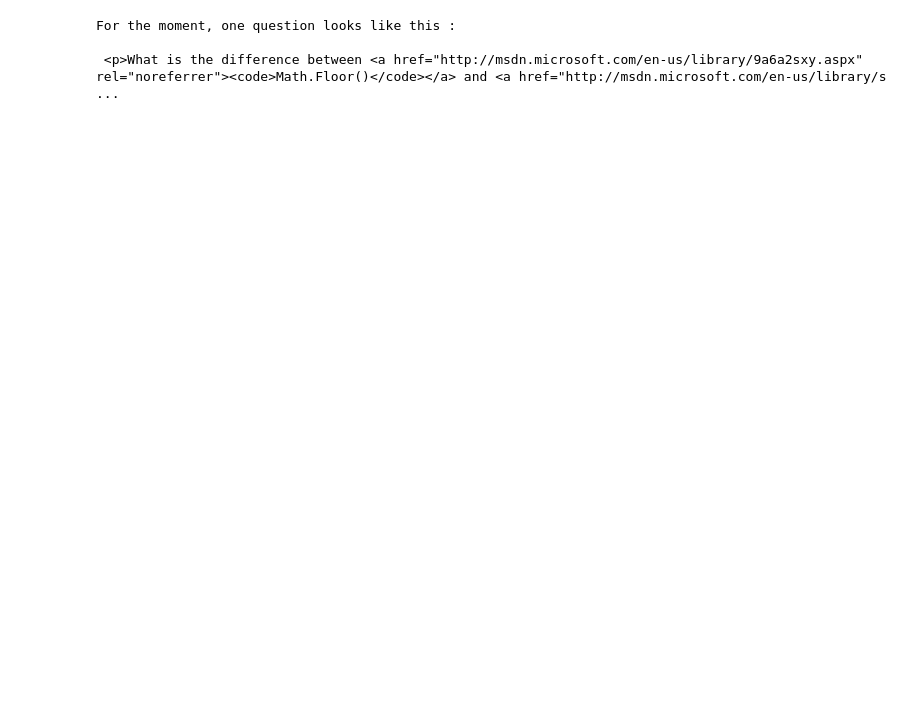
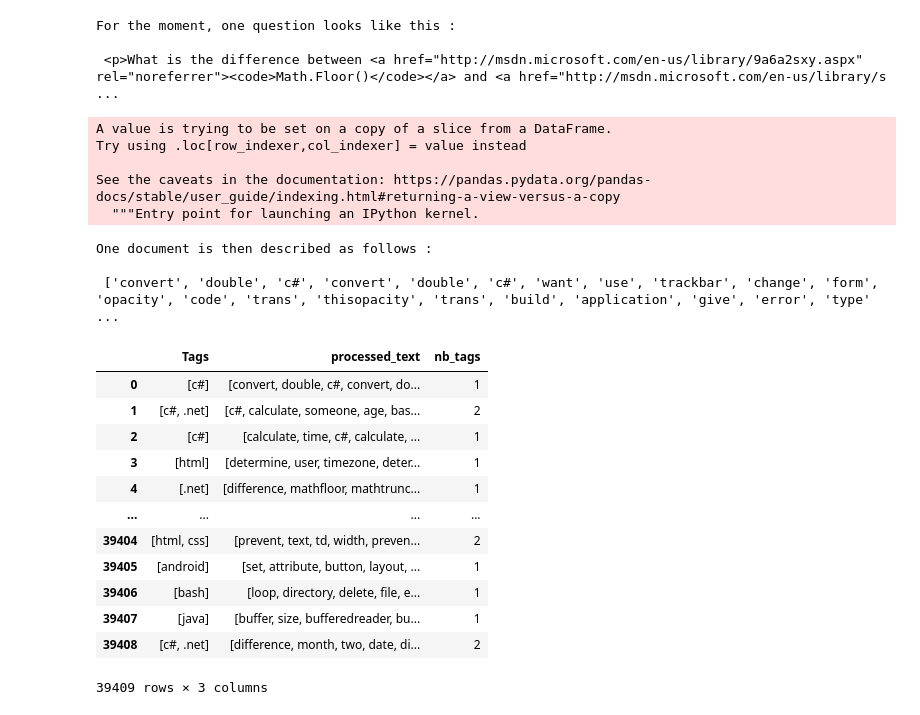
Before and after one commit to Jeremynadal33/categorize_question_API, a Jupyter notebook: cleaning.ipynb, the cells around one changed output. Drawn from its saved outputs; the diff is of its cells as text; code cells hidden in the pictures; blank space fills up the shorter version.

```diff
--- a/cleaning.ipynb
+++ b/cleaning.ipynb
@@ -222,11 +194,14 @@ def handle_body(text,
                 stop_words = stopwords.words("english"),
                 lemmatizer = WordNetLemmatizer()  ):
 
-    POS_to_rm = ['RB','RBR','RBS','JJ','JJR','JJS'] #Removing adverbs and adjectives
+    POS_to_rm = ['RB','RBR','RBS','JJ','JJR','JJS','CD'] #Removing adverbs and adjectives and digits
     stop_words += ['.','€','$','?','\'s',',',':',';','=','+','-']
 
     soup = BeautifulSoup(text, 'html.parser')
     tokens = nltk.word_tokenize( soup.get_text().lower() )
+
+    tokens = [re.sub('[.,?!)()<>:;\ \"\'\]\[+-=\{\}\|^*@&`’]','',token).replace('\\','').replace('?','') for token in tokens]
+    tokens = [token for token in tokens if token != '']
     tags = nltk.pos_tag(tokens)
 
     tokens = [ tokens[i] for i in range(len(tokens)) if ( (not tokens[i] in stop_words) and (not tags[i][1] in POS_to_rm ) )]
@@ -245,7 +220,8 @@ def handle_title(text,
     stop_words += ['.','€','$','?','\'s',',',':',';','=','+','-']
 
     tokens = re.split(' ', text.lower())
-    tokens = [re.sub('[.,?!)()]','',token) for token in tokens]
+    tokens = [re.sub('[.,?!)()<>:;\ \"\'\]\[+-=\{\}\|^*@&`’]','',token).replace('\\','').replace('?','') for token in tokens]
+
     tokens = [token for token in tokens if token != '']
     tags = nltk.pos_tag(tokens)
 
@@ -270,4 +246,35 @@ def handle_row(data):
     return documents
 # %%
 documents = handle_row(data)
+# %%
+data['processed_text'] = documents
+# %% [output]
+A value is trying to be set on a copy of a slice from a DataFrame.
+Try using .loc[row_indexer,col_indexer] = value instead
+
+See the caveats in the documentation: https://pandas.pydata.org/pandas-docs/stable/user_guide/indexing.html#returning-a-view-versus-a-copy
+  """Entry point for launching an IPython kernel.
+# %%
+print('One document is then described as follows : \n\n',data['processed_text'][0])
+# %% [output]
+One document is then described as follows :
+
+ ['convert', 'double', 'c#', 'convert', 'double', 'c#', 'want', 'use', 'trackbar', 'change', 'form', 'opacity', 'code', 'trans', 'thisopacity', 'trans', 'build', 'application', 'give', 'error', 'type' ...
+# %%
+data_to_save = data[['Tags','processed_text','nb_tags']]
+data_to_save
+# %% [output]
+|  | Tags | processed_text | nb_tags |
+| 0 | [c#] | [convert, double, c#, convert, do... | 1 |
+| 1 | [c#, .net] | [c#, calculate, someone, age, bas... | 2 |
+| 2 | [c#] | [calculate, time, c#, calculate, ... | 1 |
+| 3 | [html] | [determine, user, timezone, deter... | 1 |
+| 4 | [.net] | [difference, mathfloor, mathtrunc... | 1 |
+| ... | ... | ... | ... |
+| 39404 | [html, css] | [prevent, text, td, width, preven... | 2 |
+| 39405 | [android] | [set, attribute, button, layout, ... | 1 |
+| 39406 | [bash] | [loop, directory, delete, file, e... | 1 |
+| 39407 | [java] | [buffer, size, bufferedreader, bu... | 1 |
+| 39408 | [c#, .net] | [difference, month, two, date, di... | 2 |
+39409 rows × 3 columns
 # %%
```
Also changed, not shown: parts of 7 cells of this notebook, 12 other files.
